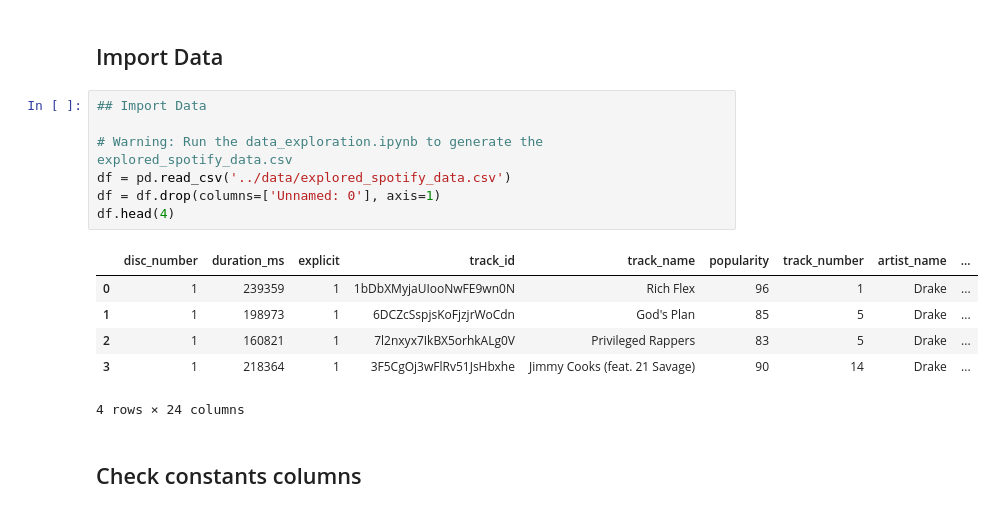
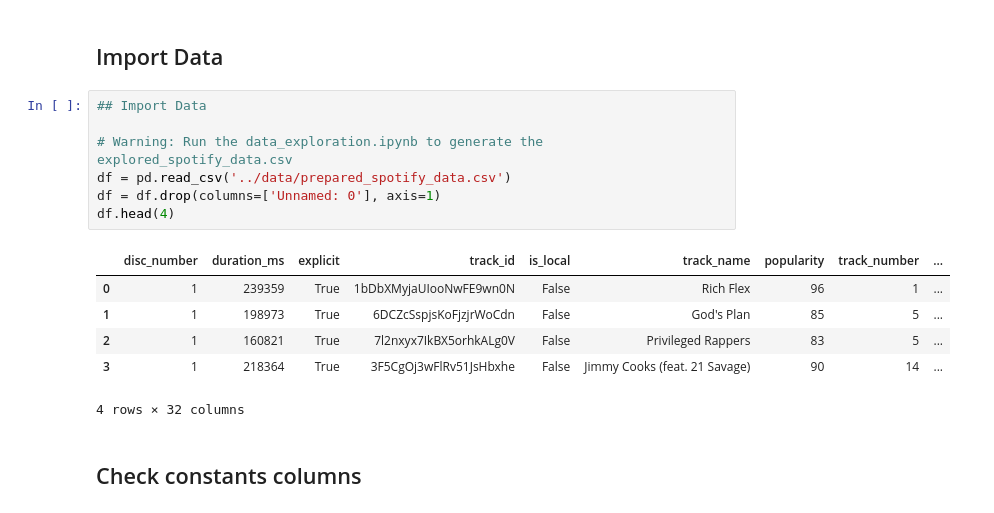
Before and after one commit to mase-git/spotrend, a Jupyter notebook: notebooks/2_data_exploration.ipynb, the cells around one changed output. Cells and saved outputs as stored; diff of their text form.

```diff
--- a/notebooks/2_data_exploration.ipynb
+++ b/notebooks/2_data_exploration.ipynb
@@ -15,17 +15,17 @@ import pickle
 # %%
 ## Import Data
 
 # Warning: Run the data_exploration.ipynb to generate the explored_spotify_data.csv
-df = pd.read_csv('../data/explored_spotify_data.csv')
+df = pd.read_csv('../data/prepared_spotify_data.csv')
 df = df.drop(columns=['Unnamed: 0'], axis=1)
 df.head(4)
 # %% [output]
-|  | disc_number | duration_ms | explicit | track_id | track_name | popularity | track_number | artist_name | ... |
-| 0 | 1 | 239359 | 1 | 1bDbXMyjaUIooNwFE9wn0N | Rich Flex | 96 | 1 | Drake | ... |
-| 1 | 1 | 198973 | 1 | 6DCZcSspjsKoFjzjrWoCdn | God's Plan | 85 | 5 | Drake | ... |
-| 2 | 1 | 160821 | 1 | 7l2nxyx7IkBX5orhkALg0V | Privileged Rappers | 83 | 5 | Drake | ... |
-| 3 | 1 | 218364 | 1 | 3F5CgOj3wFlRv51JsHbxhe | Jimmy Cooks (feat. 21 Savage) | 90 | 14 | Drake | ... |
+|  | disc_number | duration_ms | explicit | track_id | is_local | track_name | popularity | track_number | ... |
+| 0 | 1 | 239359 | True | 1bDbXMyjaUIooNwFE9wn0N | False | Rich Flex | 96 | 1 | ... |
+| 1 | 1 | 198973 | True | 6DCZcSspjsKoFjzjrWoCdn | False | God's Plan | 85 | 5 | ... |
+| 2 | 1 | 160821 | True | 7l2nxyx7IkBX5orhkALg0V | False | Privileged Rappers | 83 | 5 | ... |
+| 3 | 1 | 218364 | True | 3F5CgOj3wFlRv51JsHbxhe | False | Jimmy Cooks (feat. 21 Savage) | 90 | 14 | ... |
-4 rows × 24 columns
+4 rows × 32 columns
 # %% [markdown]
 ## Check constants columns
 # %% [markdown]
```
Also changed, not shown: parts of 34 cells of this notebook, 2 other files.
